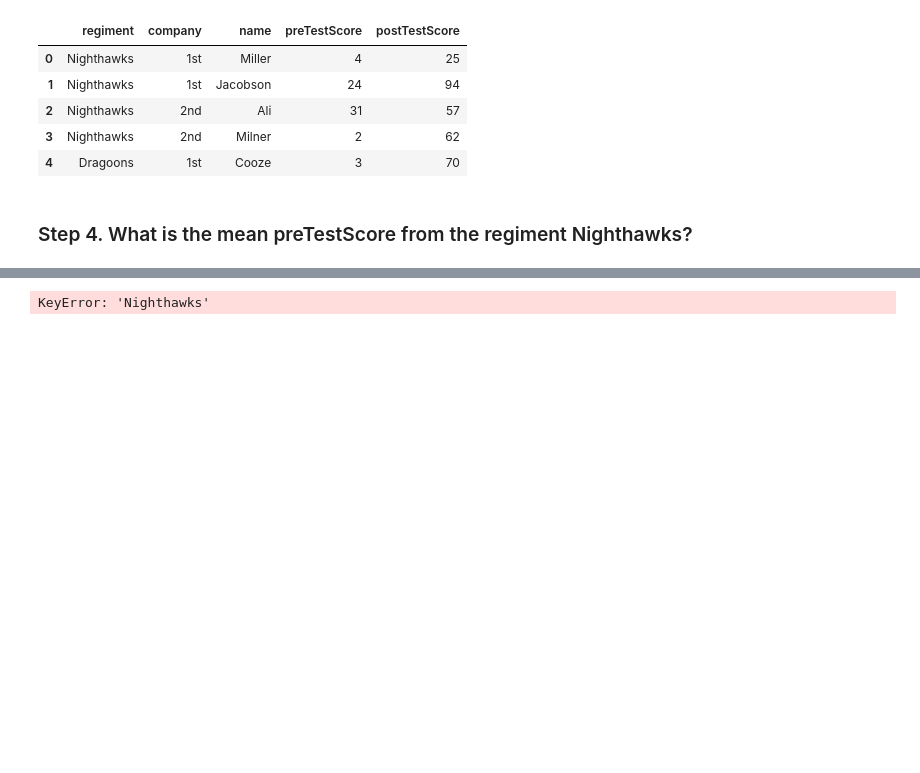
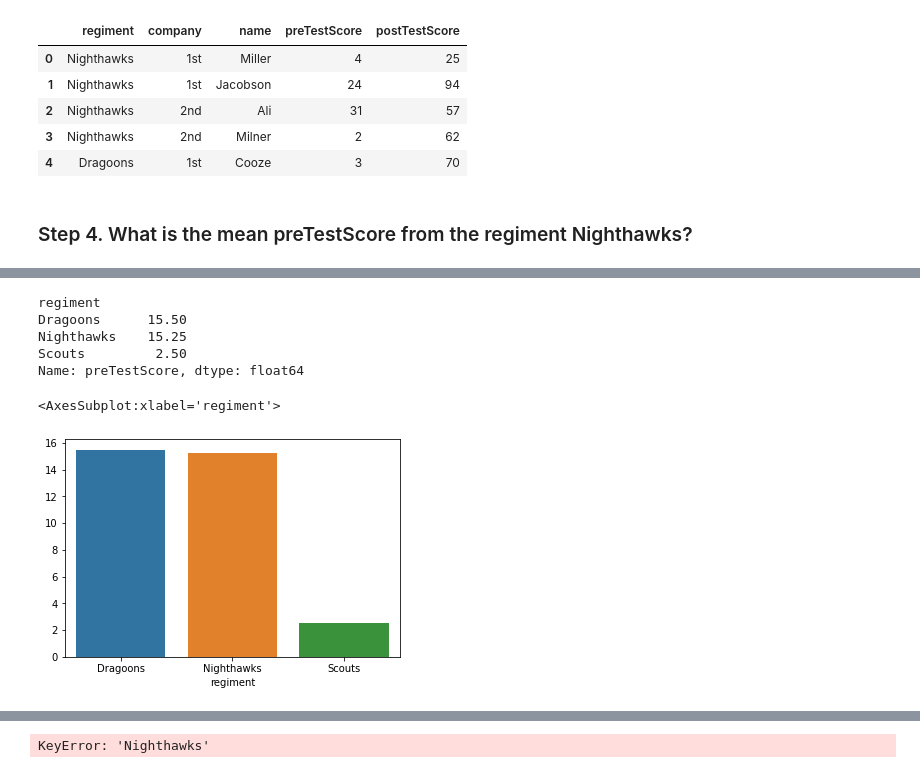
Before and after one commit to valentin-gonzalez/pandas_exercises, a Jupyter notebook: 03_Grouping/Regiment/Exercises.ipynb, the cells around one changed output, grey strips where cells are left out. Drawn from its saved outputs; the diff is of its cells as text; code cells hidden in the pictures; blank space fills up the shorter version.

```diff
--- a/03_Grouping/Regiment/Exercises.ipynb
+++ b/03_Grouping/Regiment/Exercises.ipynb
@@ -33,0 +140,13 @@ df.head()
+# %%
+s
+# %% [output]
+regiment
+Dragoons      15.50
+Nighthawks    15.25
+Scouts         2.50
+Name: preTestScore, dtype: float64
+# %%
+sns.barplot(x=s.index, y=s.values)
+# %% [output]
+<AxesSubplot:xlabel='regiment'>
+[figure, added]
```
Also changed, not shown: parts of 30 cells of this notebook, 2 other files.
